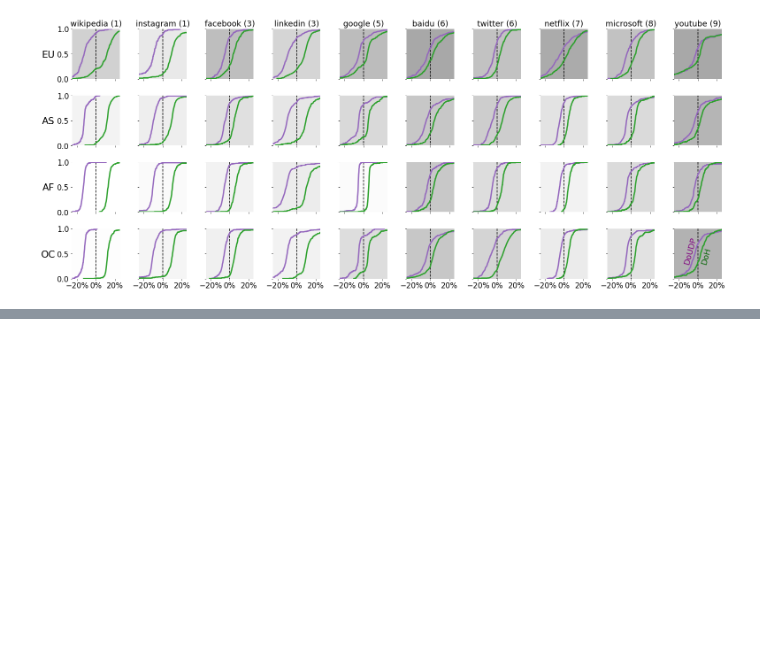
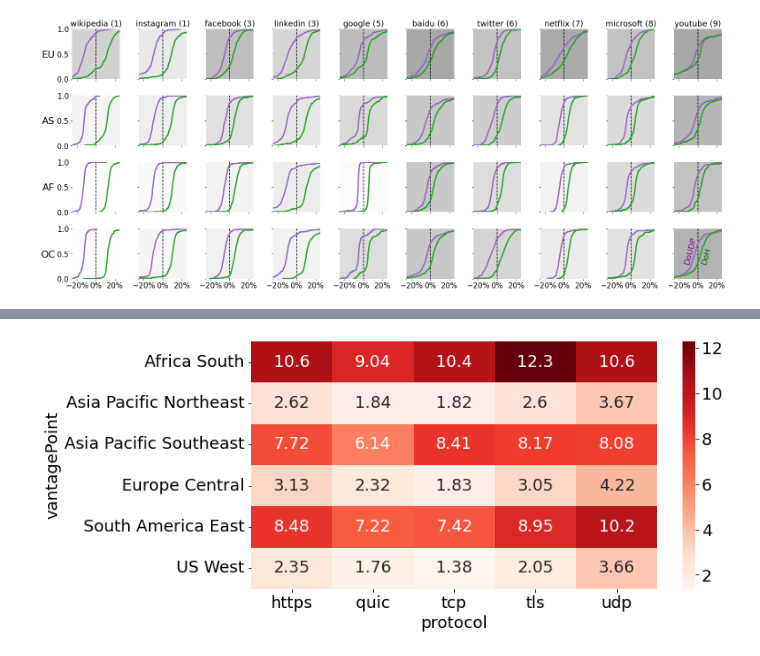
Before and after one commit to Lucapaulo/dns-analysis, a Jupyter notebook: Web-Performance-IMC.ipynb, the cells around one changed output, grey strips where cells are left out. Saved outputs shown, nothing was run; the diff lists cells and outputs as text; code cells hidden in the pictures; blank space fills up the shorter version.

```diff
--- a/Web-Performance-IMC.ipynb
+++ b/Web-Performance-IMC.ipynb
@@ -440,0 +504,7 @@ plt.show()
+# %%
+# timeouts %
+x = df_timeouts.groupby(['vantagePoint', 'protocol']).size().unstack() / df_all.groupby(['vantagePoint', 'protocol']).size().unstack() * 100
+sns.heatmap(x, annot=True, fmt='.3g', cmap='Reds')
+plt.show()
+# %% [output]
+[figure, added]
```
Also changed, not shown: parts of 6 cells of this notebook.
